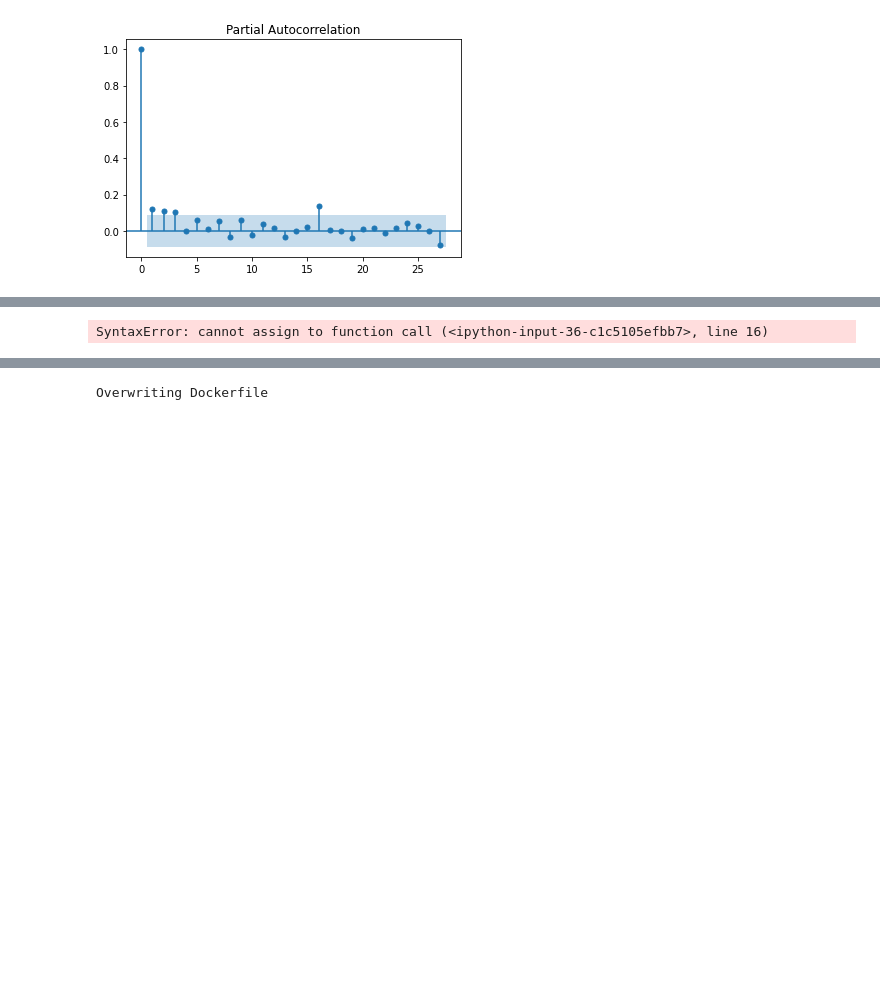
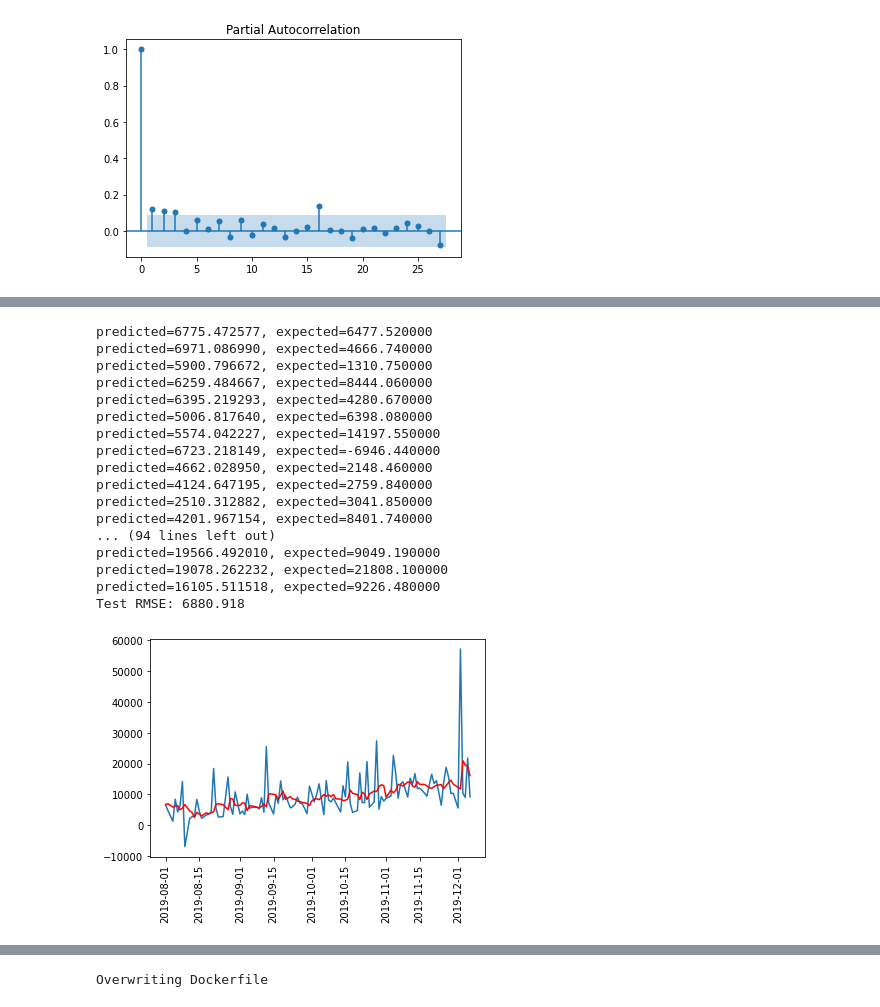
Before and after one commit to Alex-White1/Capstone, a Jupyter notebook: ai-workflow-capstone-master/project.ipynb, the cells around one changed output, grey strips where cells are left out. Drawn from its saved outputs; the diff is of its cells as text; code cells hidden in the pictures; blank space fills up the shorter version.

```diff
--- a/ai-workflow-capstone-master/project.ipynb
+++ b/ai-workflow-capstone-master/project.ipynb
@@ -18,3 +15,6 @@ production_path = r'C:\Users\AlexanderWhite\Documents\Python Scripts\coursera ml
+# %%
+train_path = r'your_path'
+production_path = r'your_path'
 # %%
 def fetch_data(data_dir):
     """
@@ -116,7 +116,7 @@ plot_pacf(grouped_train['price'])
 [figure]
 [figure]
 # %%
-model = ARIMA(grouped_train, order=(1,1,1))
+model = ARIMA(grouped_train['price'], order=(1,1,1))
 results = model.fit()
 # %%
 print(results.summary())
@@ -145,23 +145,41 @@ MA.1            1.0529           +0.0000j            1.0529            0.0000
 # %%
 history = [x for x in grouped_train['price']]
 predictions = list()
 # walk-forward validation
 for t in range(len(grouped_test)):
-    model = ARIMA(history, order=(1,1,4))
+    model = ARIMA(history, order=(1,1,1))
     model_fit = model.fit()
     output = model_fit.forecast()
     yhat = output[0]
     predictions.append(yhat)
-    obs = grouped_test.iloc[t]
+    obs = grouped_test['price'][t]
     history.append(obs)
-#     print('predicted=%f, expected=%f' % (yhat, obs))
+    print('predicted=%f, expected=%f' % (yhat, obs))
 # evaluate forecasts
-rmse = np.sqrt(mean_squared_error(grouped_test, predictions))
+rmse = sqrt(mean_squared_error(grouped_test['price'], predictions))
 print('Test RMSE: %.3f' % rmse)
-predictions.index() = grouped_test.index()
+grouped_test['predictions'] = predictions
 # plot forecasts against actual outcomes
-plt.plot(grouped_test)
-plt.plot(predictions, color='red')
+plt.plot(grouped_test['price'])
+plt.plot(grouped_test['predictions'], color='red')
+plt.xticks(rotation=90)
 plt.show()
 # %% [output]
-SyntaxError: cannot assign to function call (<ipython-input-36-c1c5105efbb7>, line 16)
+predicted=6775.472577, expected=6477.520000
+predicted=6971.086990, expected=4666.740000
+predicted=5900.796672, expected=1310.750000
+predicted=6259.484667, expected=8444.060000
+predicted=6395.219293, expected=4280.670000
+predicted=5006.817640, expected=6398.080000
+predicted=5574.042227, expected=14197.550000
+predicted=6723.218149, expected=-6946.440000
+predicted=4662.028950, expected=2148.460000
+predicted=4124.647195, expected=2759.840000
+predicted=2510.312882, expected=3041.850000
+predicted=4201.967154, expected=8401.740000
+... (94 lines left out)
+predicted=19566.492010, expected=9049.190000
+predicted=19078.262232, expected=21808.100000
+predicted=16105.511518, expected=9226.480000
+Test RMSE: 6880.918
+[figure, added]
```
Also changed, not shown: parts of 7 cells of this notebook.
